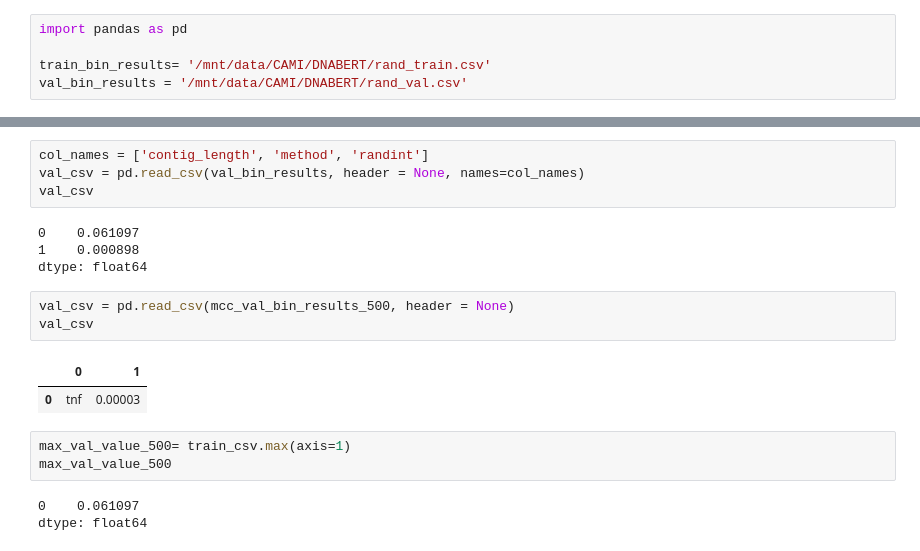
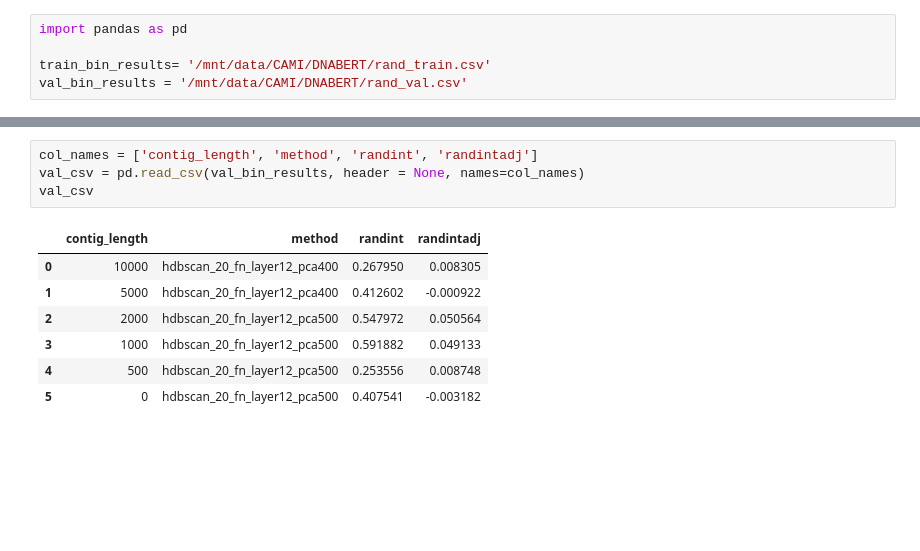
Before and after one commit to ninashenker/deepbin, a Jupyter notebook: clusters_to_bins.ipynb, the cells around one changed output, grey strips where cells are left out. Cells and saved outputs as stored; diff of their text form; blank space fills up the shorter version.

```diff
--- a/clusters_to_bins.ipynb
+++ b/clusters_to_bins.ipynb
@@ -15,20 +21,12 @@ FileNotFoundError: [Errno 2] No such file or directory: '/mnt/data/CAMI/DNABERT/
 # %%
-col_names = ['contig_length', 'method', 'randint']
+col_names = ['contig_length', 'method', 'randint', 'randintadj']
 val_csv = pd.read_csv(val_bin_results, header = None, names=col_names)
 val_csv
 # %% [output]
-0    0.061097
-1    0.000898
-dtype: float64
+|  | contig_length | method | randint | randintadj |
+| 0 | 10000 | hdbscan_20_fn_layer12_pca400 | 0.267950 | 0.008305 |
+| 1 | 5000 | hdbscan_20_fn_layer12_pca400 | 0.412602 | -0.000922 |
+| 2 | 2000 | hdbscan_20_fn_layer12_pca500 | 0.547972 | 0.050564 |
+| 3 | 1000 | hdbscan_20_fn_layer12_pca500 | 0.591882 | 0.049133 |
+| 4 | 500 | hdbscan_20_fn_layer12_pca500 | 0.253556 | 0.008748 |
+| 5 | 0 | hdbscan_20_fn_layer12_pca500 | 0.407541 | -0.003182 |
-# %%
-val_csv = pd.read_csv(mcc_val_bin_results_500, header = None)
-val_csv
-# %% [output]
-|  | 0 | 1 |
-| 0 | tnf | 0.00003 |
-# %%
-max_val_value_500= train_csv.max(axis=1)
-max_val_value_500
-# %% [output]
-0    0.061097
-dtype: float64
```
Also changed, not shown: parts of 4 cells of this notebook, 1 other file.
